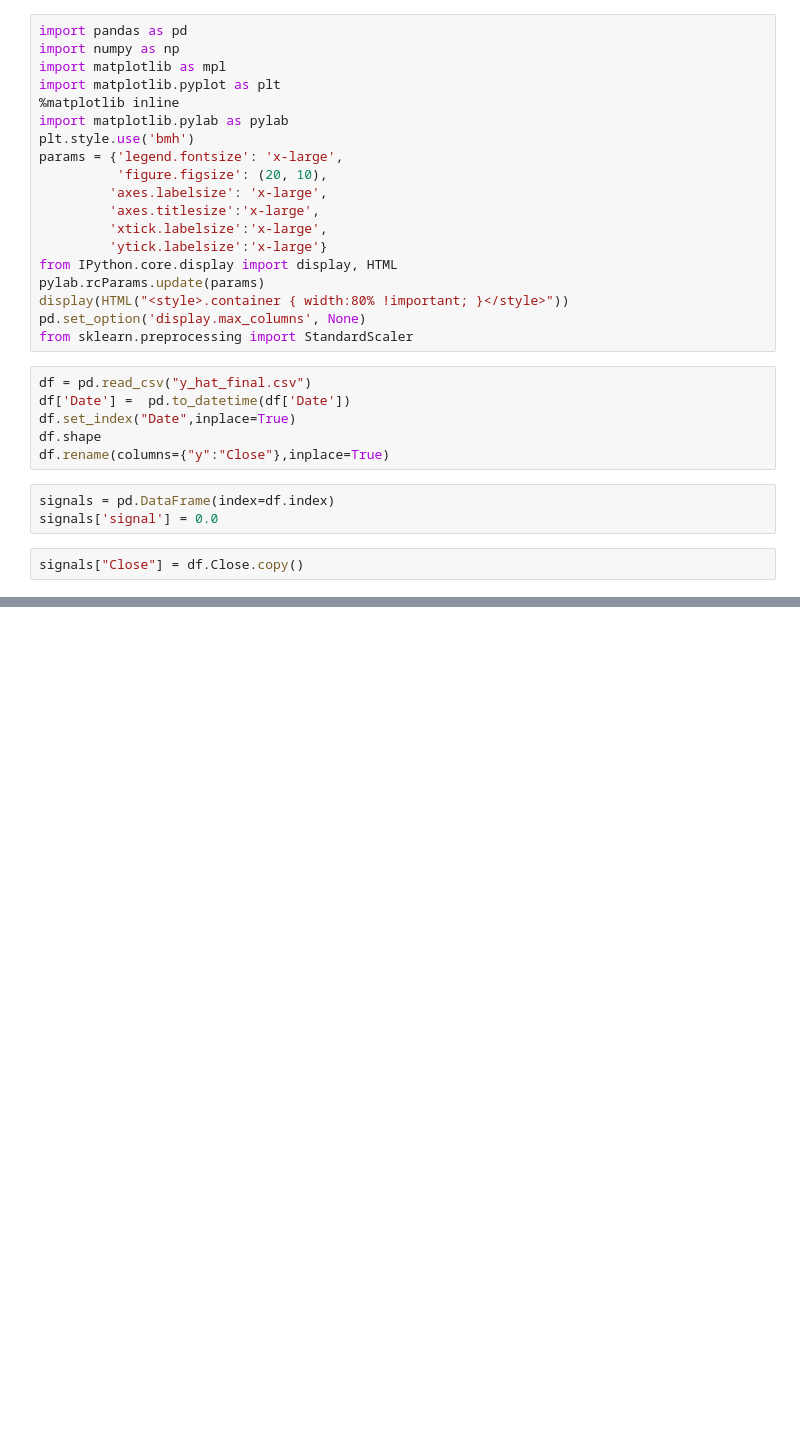
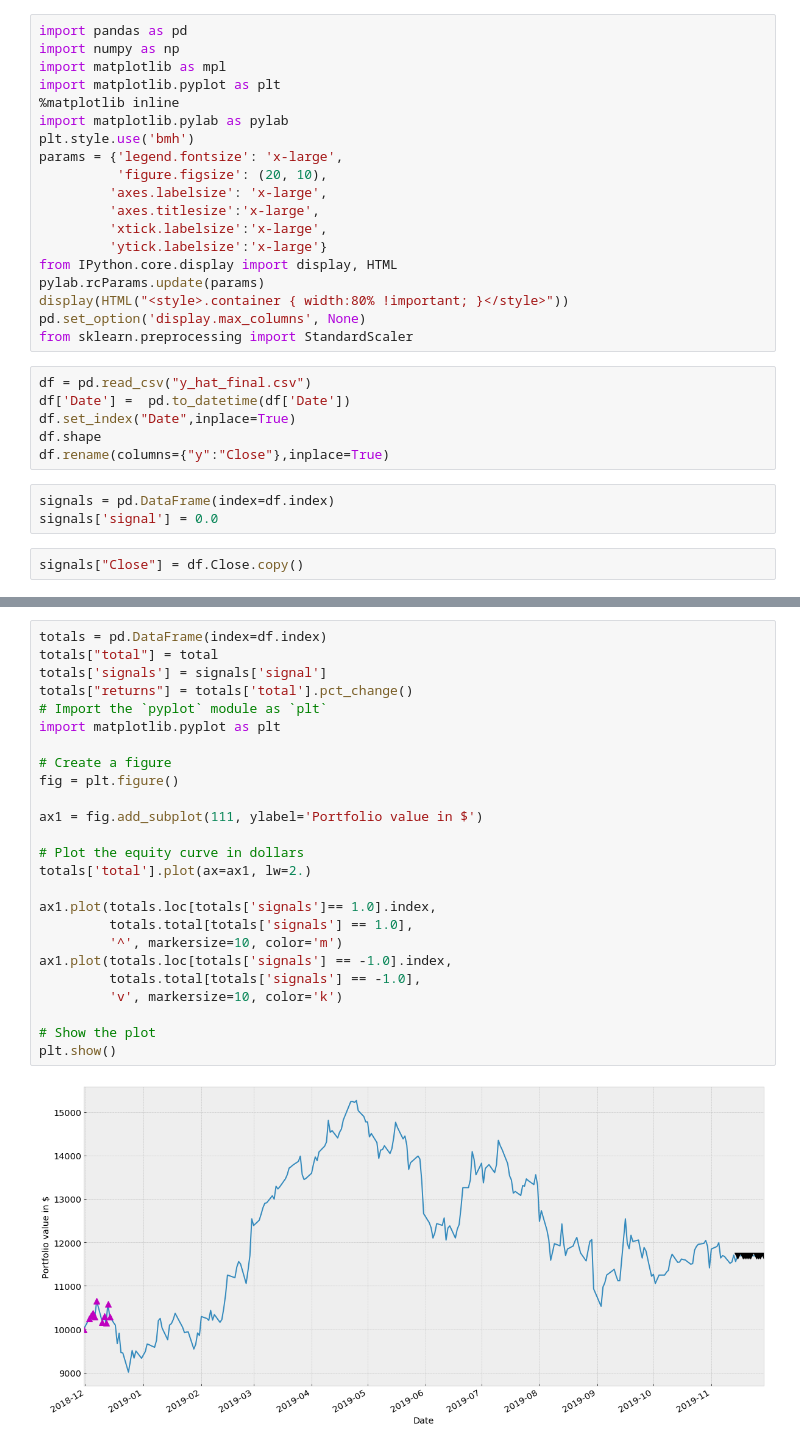
Before and after one commit to michaelwozniak/rit_preliminaries, a Jupyter notebook: buy_and_hold_agent.ipynb, the cells around one changed output, grey strips where cells are left out. Drawn from its saved outputs; the diff is of its cells as text; blank space fills up the shorter version.

```diff
--- a/buy_and_hold_agent.ipynb
+++ b/buy_and_hold_agent.ipynb
@@ -131,0 +171,27 @@ plt.show()
+# %%
+totals = pd.DataFrame(index=df.index)
+totals["total"] = total
+totals['signals'] = signals['signal']
+totals["returns"] = totals['total'].pct_change()
+# Import the `pyplot` module as `plt`
+import matplotlib.pyplot as plt
+
+# Create a figure
+fig = plt.figure()
+
+ax1 = fig.add_subplot(111, ylabel='Portfolio value in $')
+
+# Plot the equity curve in dollars
+totals['total'].plot(ax=ax1, lw=2.)
+
+ax1.plot(totals.loc[totals['signals']== 1.0].index,
+         totals.total[totals['signals'] == 1.0],
+         '^', markersize=10, color='m')
+ax1.plot(totals.loc[totals['signals'] == -1.0].index,
+         totals.total[totals['signals'] == -1.0],
+         'v', markersize=10, color='k')
+
+# Show the plot
+plt.show()
+# %% [output]
+[figure, added]
```
Also changed, not shown: parts of 7 cells of this notebook, 16 other files.
